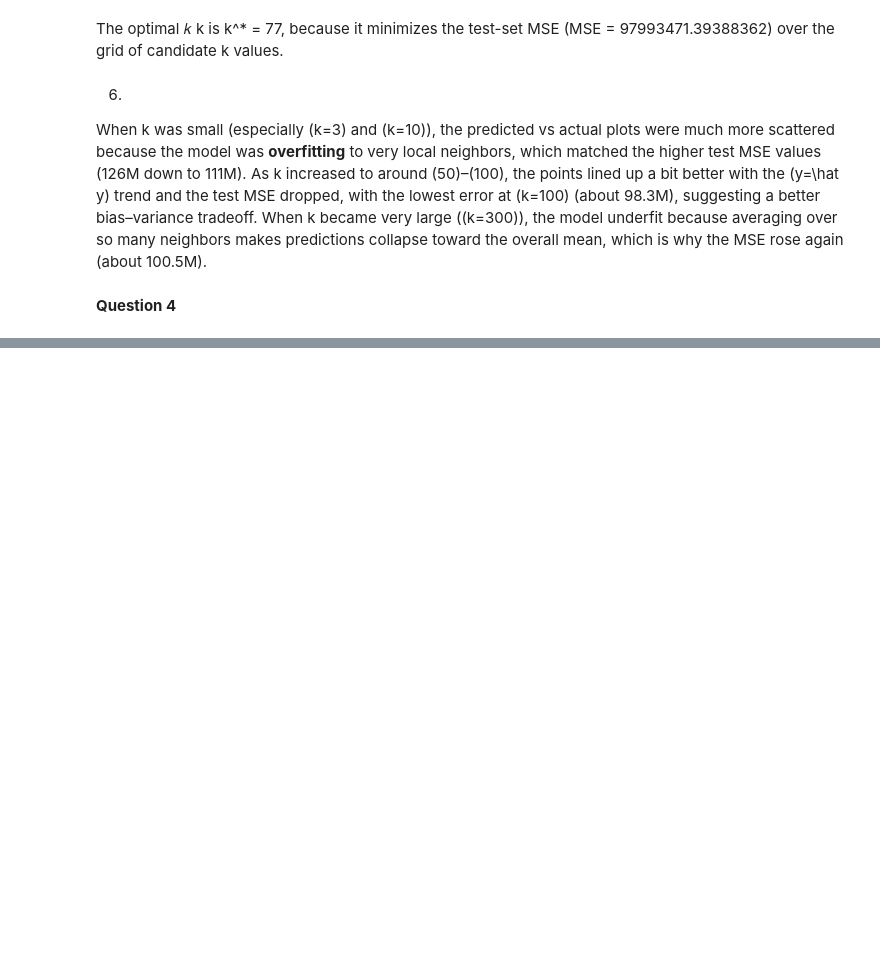
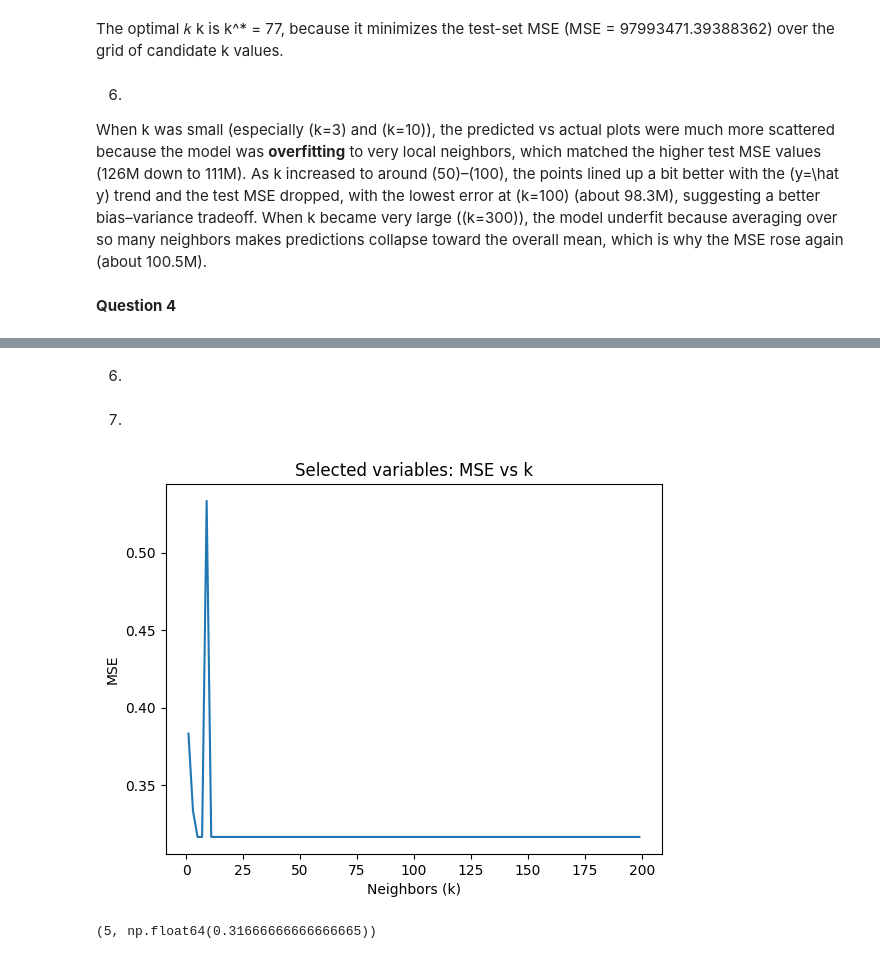
Before and after one commit to an9o/DS3021_Assignments, a Jupyter notebook: Assignment_2/Answers.ipynb, the cells around one changed output, grey strips where cells are left out. Drawn from its saved outputs; the diff is of its cells as text; code cells hidden in the pictures; blank space fills up the shorter version.

```diff
--- a/Assignment_2/Answers.ipynb
+++ b/Assignment_2/Answers.ipynb
@@ -290,0 +320,2 @@ When k was small (especially (k=3) and (k=10)), the predicted vs actual plots we
+# %%
+df = df.drop(columns=["time"])
@@ -290,0 +390,5 @@ When k was small (especially (k=3) and (k=10)), the predicted vs actual plots we
+# %%
+X = df[["anaemia", "high_blood_pressure"]]
+y = df["DEATH_EVENT"]
+
+X.shape, y.shape
@@ -290,0 +399,6 @@ When k was small (especially (k=3) and (k=10)), the predicted vs actual plots we
+# %%
+def MinMaxScaler(col):
+    return (col - col.min()) / (col.max() - col.min())
+
+U = X.apply(MinMaxScaler)
+U.head()
@@ -290,0 +412,31 @@ When k was small (especially (k=3) and (k=10)), the predicted vs actual plots we
+# %% [markdown]
+6.
+# %%
+U_train, U_test, y_train, y_test = train_test_split(
+    U, y, test_size=0.2, random_state=100, stratify=y
+)
+# %% [markdown]
+7.
+# %%
+k_grid = [(2*k + 1) for k in range(100)]
+k_grid = [k for k in k_grid if k <= len(U_train)]
+
+mses_sel = []
+for k in k_grid:
+    model = KNeighborsClassifier(n_neighbors=k)
+    model.fit(U_train, y_train)
+    y_hat = model.predict(U_test)
+    mses_sel.append(mean_squared_error(y_test, y_hat))
+
+sns.lineplot(x=k_grid, y=mses_sel)
+plt.xlabel("Neighbors (k)")
+plt.ylabel("MSE")
+plt.title("Selected variables: MSE vs k")
+plt.show()
+
+k_star_sel = k_grid[np.argmin(mses_sel)]
+mse_star_sel = np.min(mses_sel)
+k_star_sel, mse_star_sel
+# %% [output]
+[figure, added]
+(5, np.float64(0.31666666666666665))
```
Also changed, not shown: parts of 19 cells of this notebook, 2 other files.
